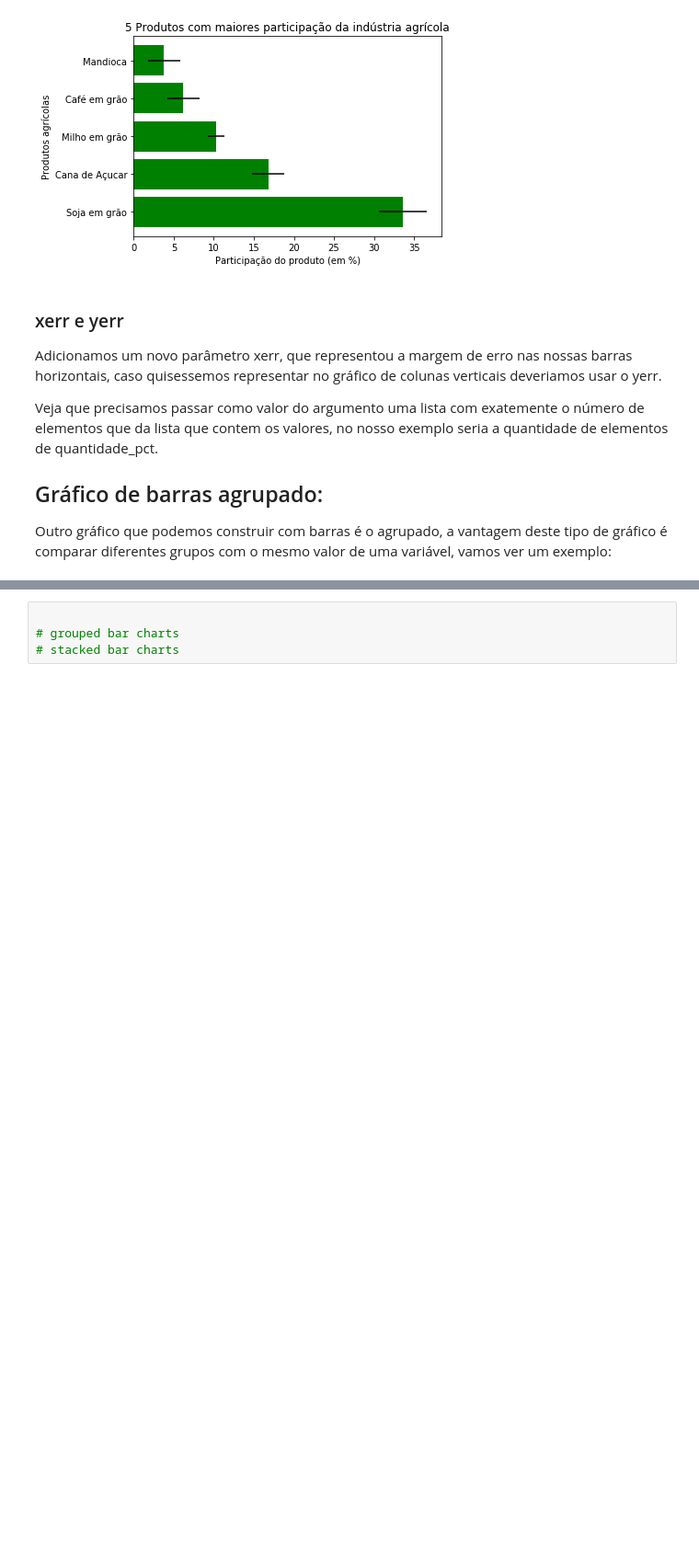
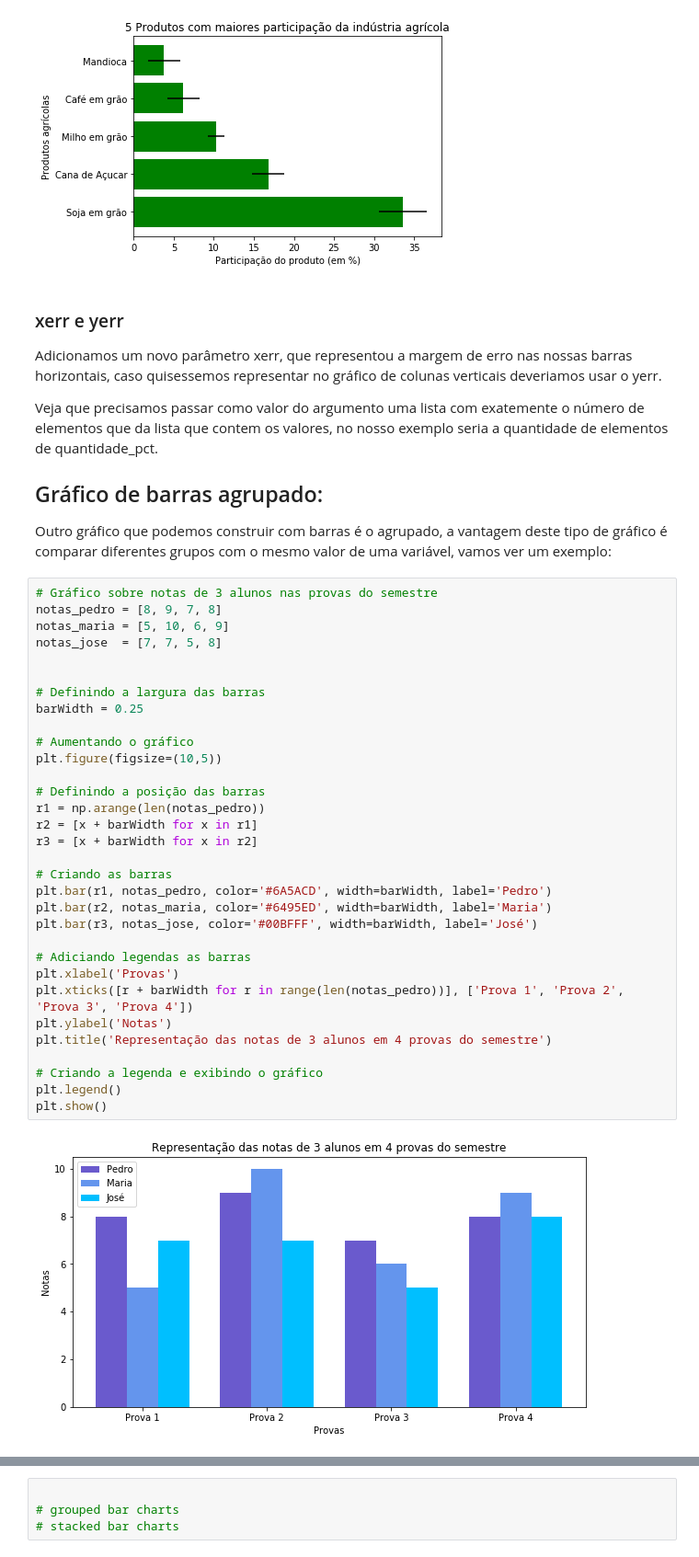
Before and after one commit to matheusbattisti/bar_charts, a Jupyter notebook: Bar Charts.ipynb, the cells around one changed output, grey strips where cells are left out. Shown at 92% size. Cells and saved outputs as stored; diff of their text form; blank space fills up the shorter version.

Commit message:
grouped bar chart

```diff
--- a/Bar Charts.ipynb
+++ b/Bar Charts.ipynb
@@ -198,3 +199,37 @@ Veja que precisamos passar como valor do argumento uma lista com exatemente o n
 ## Gráfico de barras agrupado:
 
 Outro gráfico que podemos construir com barras é o agrupado, a vantagem deste tipo de gráfico é comparar diferentes grupos com o mesmo valor de uma variável, vamos ver um exemplo:
+# %%
+# Gráfico sobre notas de 3 alunos nas provas do semestre
+notas_pedro = [8, 9, 7, 8]
+notas_maria = [5, 10, 6, 9]
+notas_jose  = [7, 7, 5, 8]
+
+
+# Definindo a largura das barras
+barWidth = 0.25
+
+# Aumentando o gráfico
+plt.figure(figsize=(10,5))
+
+# Definindo a posição das barras
+r1 = np.arange(len(notas_pedro))
+r2 = [x + barWidth for x in r1]
+r3 = [x + barWidth for x in r2]
+
+# Criando as barras
+plt.bar(r1, notas_pedro, color='#6A5ACD', width=barWidth, label='Pedro')
+plt.bar(r2, notas_maria, color='#6495ED', width=barWidth, label='Maria')
+plt.bar(r3, notas_jose, color='#00BFFF', width=barWidth, label='José')
+
+# Adiciando legendas as barras
+plt.xlabel('Provas')
+plt.xticks([r + barWidth for r in range(len(notas_pedro))], ['Prova 1', 'Prova 2', 'Prova 3', 'Prova 4'])
+plt.ylabel('Notas')
+plt.title('Representação das notas de 3 alunos em 4 provas do semestre')
+
+# Criando a legenda e exibindo o gráfico
+plt.legend()
+plt.show()
+# %% [output]
+[figure, added]
```
Also changed, not shown: parts of 2 cells of this notebook.
